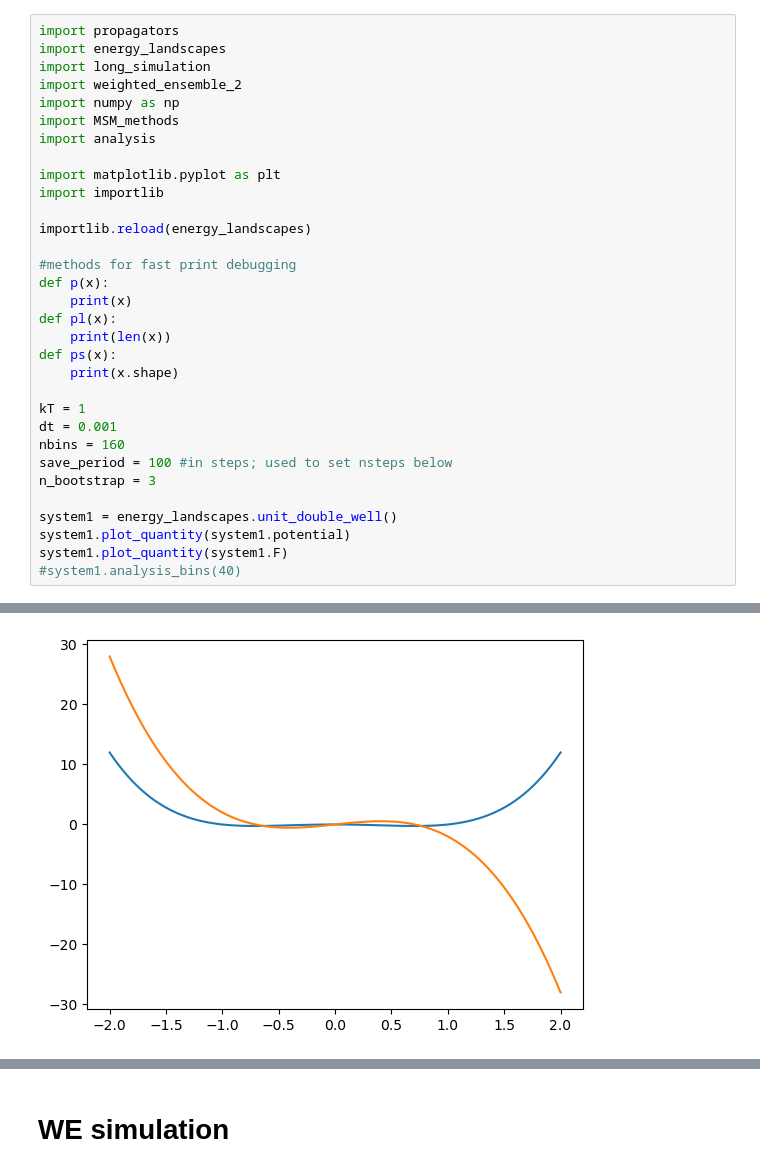
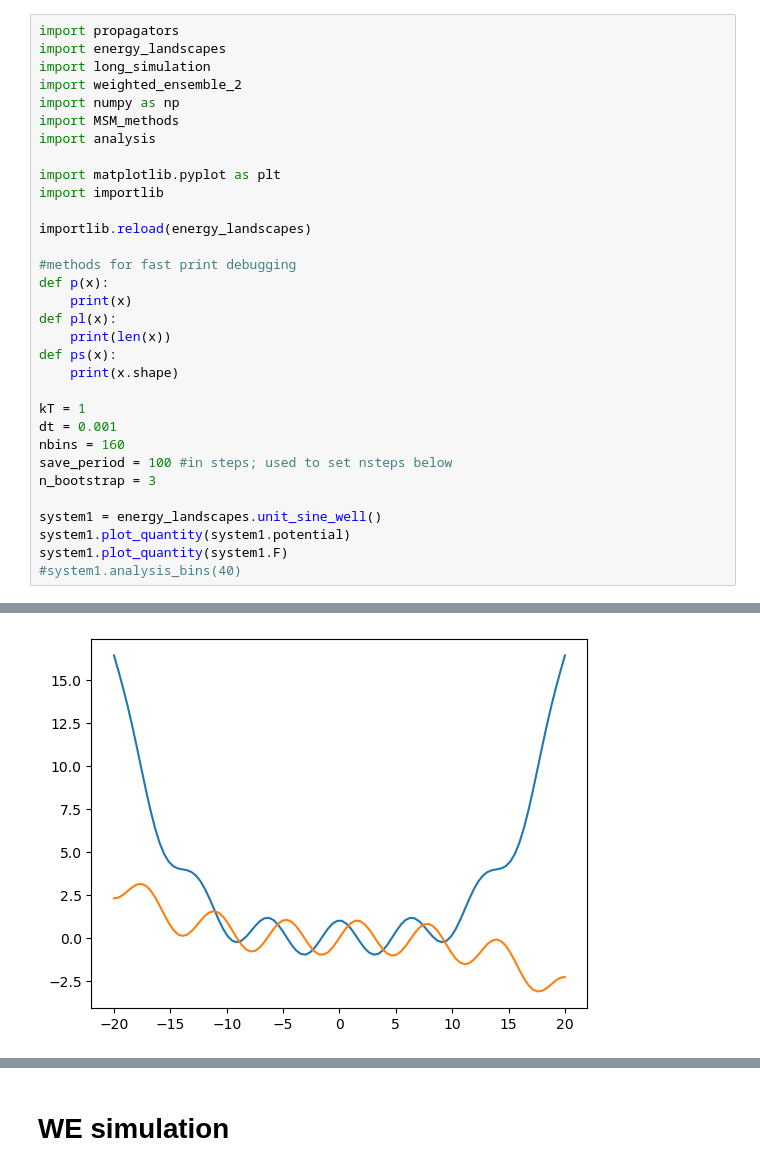
Before and after one commit to JonathanHB/sampling-methods, a Jupyter notebook: testing_v2.ipynb, the cells around one changed output, grey strips where cells are left out. Drawn from its saved outputs; the diff is of its cells as text.

```diff
--- a/testing_v2.ipynb
+++ b/testing_v2.ipynb
@@ -26,7 +26,7 @@ nbins = 160
 save_period = 100 #in steps; used to set nsteps below
 n_bootstrap = 3
 
-system1 = energy_landscapes.unit_double_well()
+system1 = energy_landscapes.unit_sine_well()
 system1.plot_quantity(system1.potential)
 system1.plot_quantity(system1.F)
 #system1.analysis_bins(40)
@@ -34,4 +36,4 @@ system1.plot_quantity(system1.F)
-[figure, old version]
+[figure, new version]
 # %%
 importlib.reload(MSM_methods)
 importlib.reload(long_simulation)
```
Also changed, not shown: parts of 2 cells of this notebook, 3 other files.
